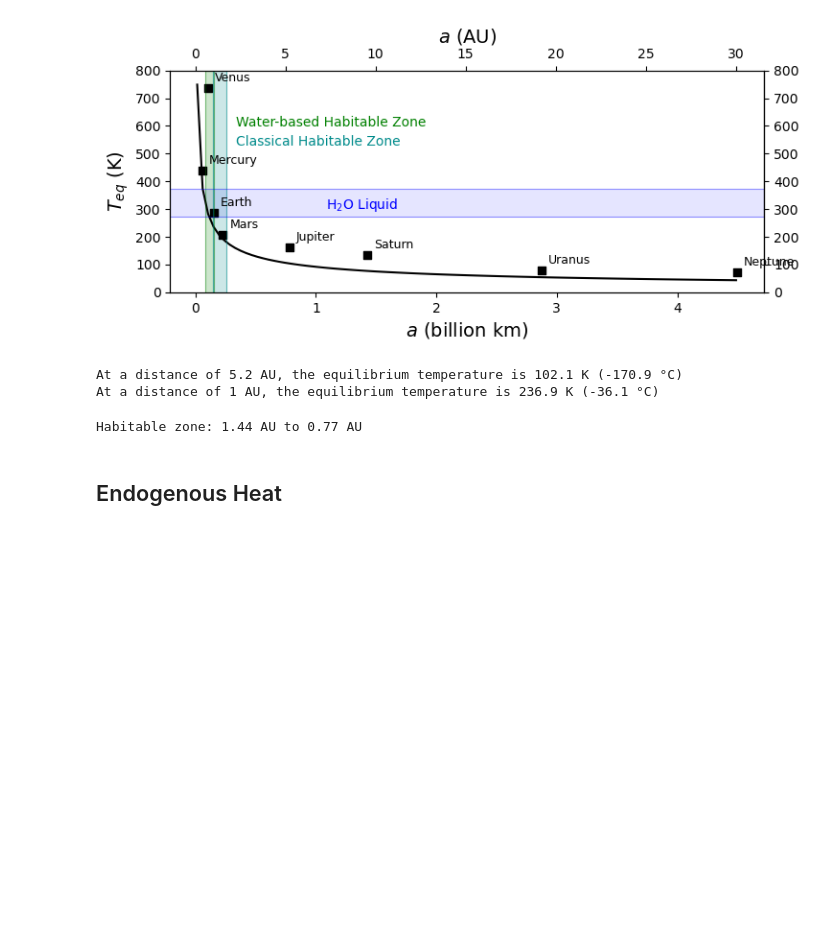
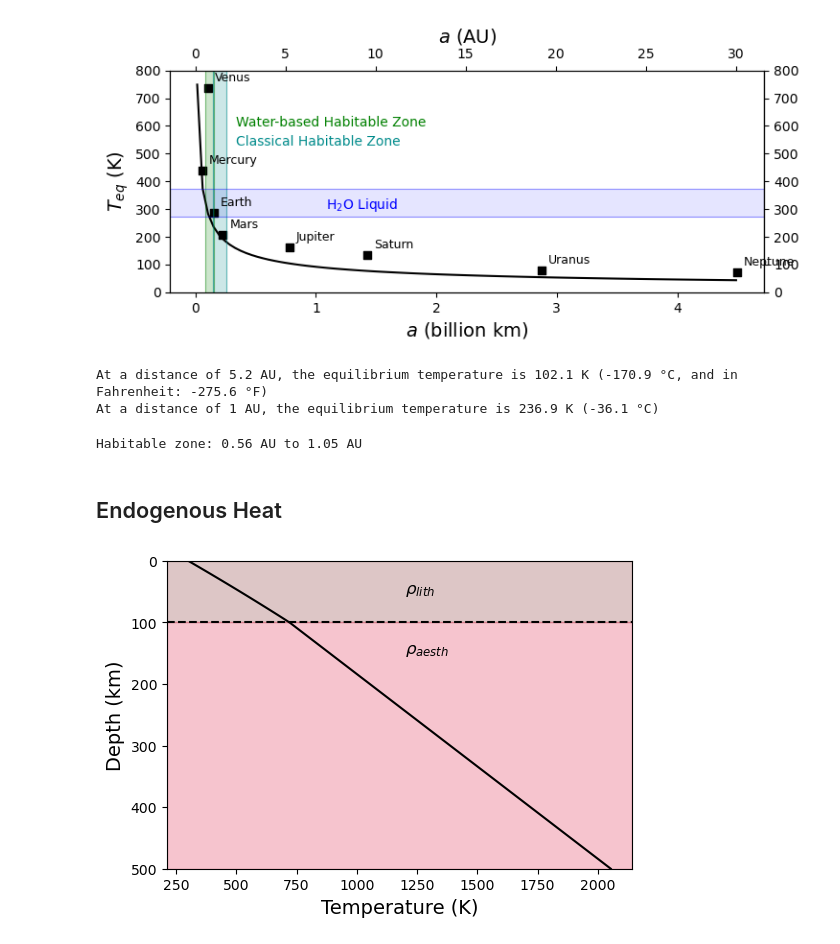
Before and after one commit to Rafa-Terkenlis/Europa-ice-ocean-exchange, a Jupyter notebook: phys155_Europa_project.ipynb, the cells around one changed output. Cells and saved outputs as stored; diff of their text form; code cells hidden in the pictures; blank space fills up the shorter version.

```diff
--- a/phys155_Europa_project.ipynb
+++ b/phys155_Europa_project.ipynb
@@ -83,16 +83,50 @@ ax2.xaxis.set_major_formatter(StrMethodFormatter('{x:.0f}'))
 # %%
 a_jup = 5.2*1.496e11  # Jupiter's orbital distance
 Teq = T_sun * ((1 - A)/emissivity_Trumbo)**(1/4) * (r_sun / (2 * a_jup))**(1/2)
-print(f'At a distance of {a_jup/1.496e11} AU, the equilibrium temperature is {Teq:.1f} K ({Teq-273:.1f} °C)')
+print(f'At a distance of {a_jup/1.496e11} AU, the equilibrium temperature is {Teq:.1f} K ({Teq-273:.1f} °C, and in Fahrenheit: {(Teq-273)*9/5+32:.1f} °F)')
 a_earth = 1.0*1.496e11  # Earth's orbital distance
 Teq_earth = T_sun * ((1 - A)/emissivity_planets)**(1/4) * (r_sun / (2 * a_earth))**(1/2)
 print(f'At a distance of {a_earth/1.496e11:.0f} AU, the equilibrium temperature is {Teq_earth:.1f} K ({Teq_earth-273:.1f} °C)')
 # %% [output]
-At a distance of 5.2 AU, the equilibrium temperature is 102.1 K (-170.9 °C)
+At a distance of 5.2 AU, the equilibrium temperature is 102.1 K (-170.9 °C, and in Fahrenheit: -275.6 °F)
 At a distance of 1 AU, the equilibrium temperature is 236.9 K (-36.1 °C)
 # %%
-print(f"Habitable zone: {a_hab_inner/AU_m:.2f} AU to {a_hab_upper/AU_m:.2f} AU")
+print(f"Habitable zone: {a_hab_inner/AU_m:.2f} AU to {a_hab_outer/AU_m:.2f} AU")
 # %% [output]
-Habitable zone: 1.44 AU to 0.77 AU
+Habitable zone: 0.56 AU to 1.05 AU
 # %% [markdown]
 ## Endogenous Heat
+# %%
+rho = 3e3 # (kg/m^3) density of rock
+H = 3.4e-12 # (W/m^2) heat flux from the interior (Nimmo & Pappalardo 2016)
+kappa_c = 2.5 # (W/m/K) thermal conductivity of rock
+kappa_m = 3.0 # (W/m/K) thermal conductivity of mantle
+q_b = 0.01 # (W/m^2) basal heat
+T_e = 100e3 # (m) thickness of Europan lithosphere
+# %%
+# Temperature profile for Europa's crust
+z = np.linspace(0,500,100) * 1e3 # (m) depth in the lithosphere, based on Green et al. (2025) https://www.nature.com/articles/s41550-025-02508-8
+T = np.zeros_like(z) # (K) temperature profile
+
+for Z in z:
+    if Z == 0:
+        temp = 300
+    elif Z < T_e:
+        temp = rho * H * Z / kappa_c * (T_e - Z/2) + q_b * Z / kappa_c
+    elif Z >= T_e:
+        temp = (rho * H * T_e**2)/(2 * kappa_c) + q_b * (Z - T_e) / kappa_m + q_b * T_e / kappa_c
+    T[np.where(z == Z)] = temp + 300 if Z > 0 else temp
+# %%
+plt.figure(figsize=(6, 4))
+plt.axhspan(0, T_e/1e3, color='rosybrown', alpha=0.5)
+plt.axhspan(T_e/1e3, 500, color='crimson', alpha=0.25)
+plt.text(1200, 53, '$ρ_{lith}$', fontsize=12, color='black')
+plt.text(1200, 150, '$ρ_{aesth}$', fontsize=12, color='black')
+plt.plot(T, z/1e3, color='k', lw=1.5)
+plt.axhline(y=T_e/1e3, color='k', lw=1.5, ls='--')
+plt.xlabel('Temperature (K)', fontsize=14)
+plt.ylabel('Depth (km)', fontsize=14)
+plt.ylim(0, 500)
+plt.gca().invert_yaxis()
+# %% [output]
+[figure, added]
```
Also changed, not shown: parts of 3 cells of this notebook, 1 other file.
